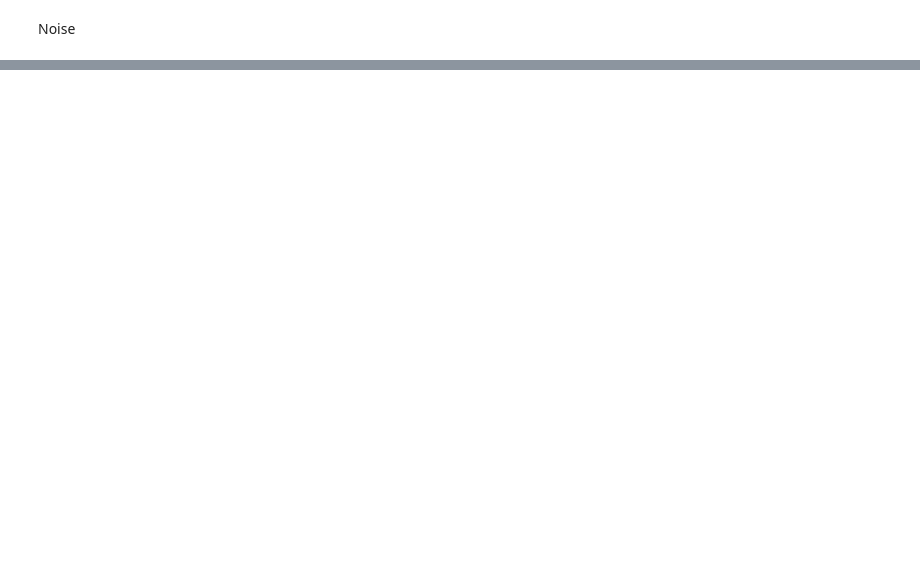
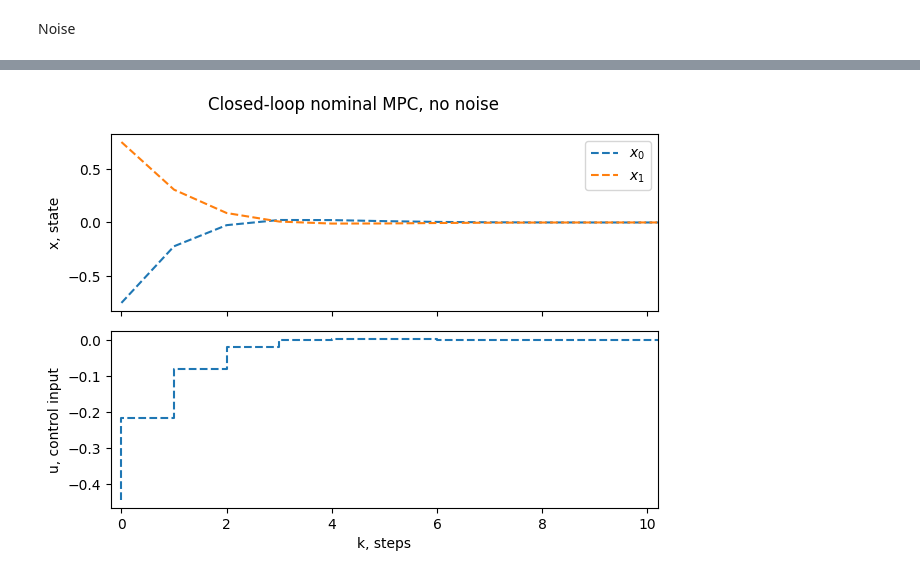
Before and after one commit to huynmela/MPC_study, a Jupyter notebook: nominal_MPC.ipynb, the cells around one changed output, grey strips where cells are left out. Saved outputs shown, nothing was run; the diff lists cells and outputs as text; code cells hidden in the pictures; blank space fills up the shorter version.

```diff
--- a/nominal_MPC.ipynb
+++ b/nominal_MPC.ipynb
@@ -269,0 +243,9 @@ plt.tight_layout()
+# %%
+# defining containers
+Xsim = np.zeros((x_states, sim_hori + 1)) # state evolution
+Ysim = np.zeros((y_outputs, sim_hori + 1)) # output evolution
+Usim = np.zeros((u_controls, sim_hori)) # input evolution
+Jsim = np.zeros((1, sim_hori)) # cost evolution
+# %%
+Xsim[:,0] = np.ravel(initial_state) # set the initial state
+Ysim[:,0] = np.ravel(g(Xsim[:,0]).full())
@@ -269,0 +265,10 @@ plt.tight_layout()
+# %%
+for k in range(sim_hori):
+    opti.set_value(X[0], Xsim[:, k])
+    sol = opti.solve()
+    U_soln = np.array([sol.value(u) for u in U]).reshape(u_controls, -1)
+    Y_soln = np.array([sol.value(y) for y in Y]).reshape(u_controls, -1)
+    Usim[:, k] = U_soln[:, 0] # only interested in first optimal input in control
+
+    Xsim[:, k + 1] = np.ravel(f(Xsim[:, k], Usim[:, k]).full()) # apply input to plant
+    Ysim[:, k + 1] = np.ravel(g(Xsim[:, k + 1]).full())
@@ -269,0 +322,20 @@ plt.tight_layout()
+# %%
+# plot u, x on same x-axis (steps)
+fig, (ax1, ax2) = plt.subplots(2, 1, sharex=True)
+
+# X
+for i in range(Xsim.shape[0]):
+    ax1.plot(Xsim[i, :], '--', label=f'$x_{i}$')
+ax1.legend()
+ax1.set_ylabel('x, state')
+
+# U --> step() as this is your controller knob
+ax2.step(np.arange(Usim.shape[1]),np.ravel(Usim), '--')
+ax2.set_ylabel('u, control input')
+
+ax2.set_xlabel('k, steps')
+fig.suptitle('Closed-loop nominal MPC, no noise')
+ax1.set_xlim(-0.2, 10.2)
+plt.tight_layout()
+# %% [output]
+[figure, added]
```
Also changed, not shown: parts of 33 cells of this notebook.
